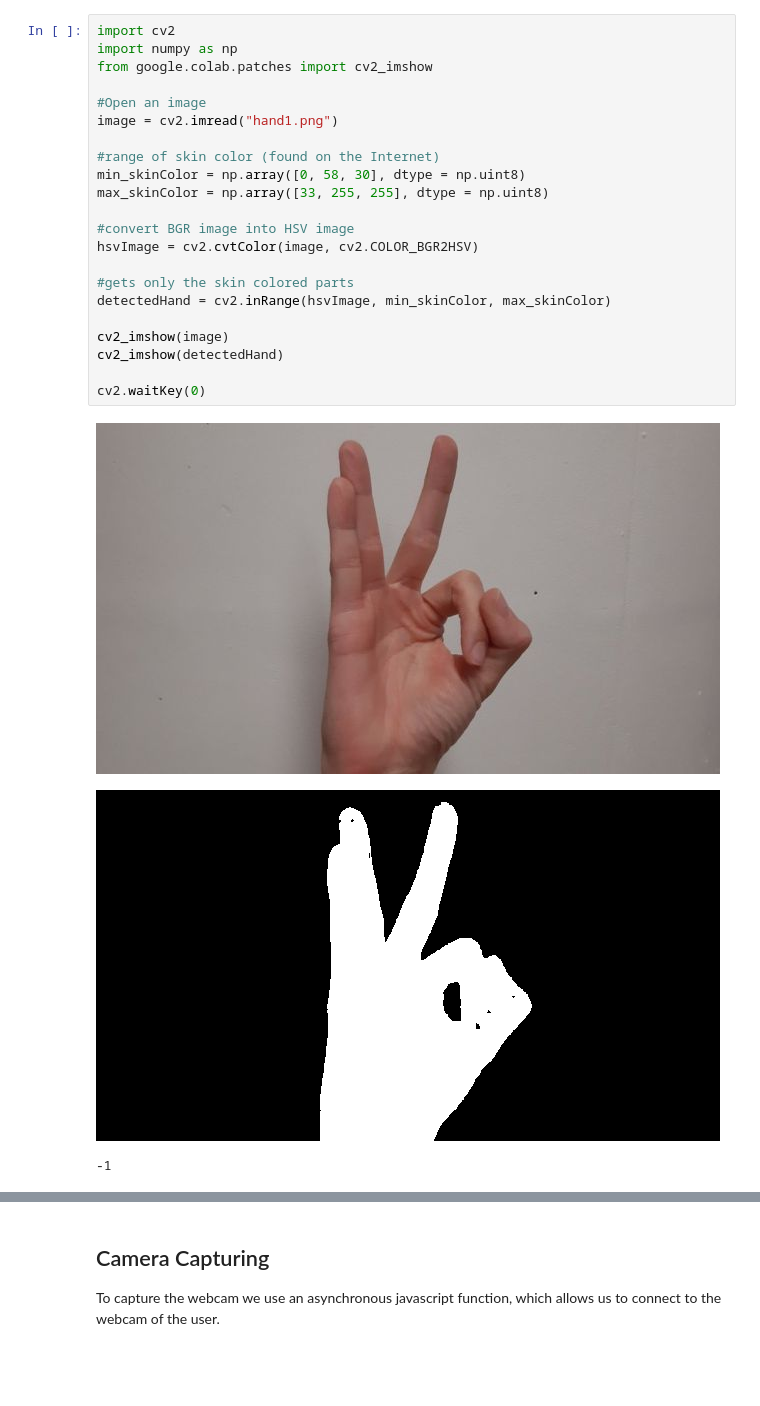
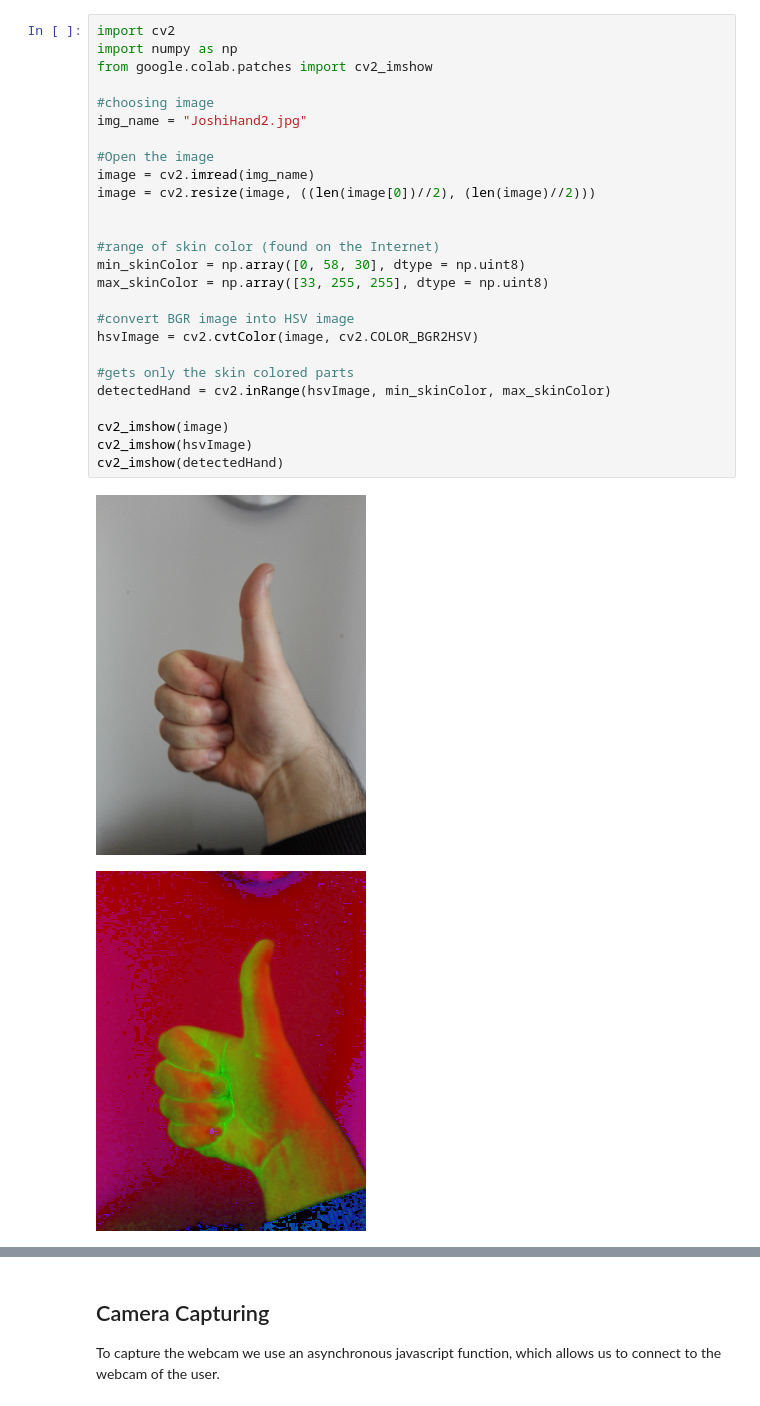
Before and after one commit to uol-mediaprocessing-201920/group-projects-hand-gesture, a Jupyter notebook: main_Hand_Gestures.ipynb, the cells around one changed output, grey strips where cells are left out. Drawn from its saved outputs; the diff is of its cells as text; blank space fills up the shorter version.

```diff
--- a/main_Hand_Gestures.ipynb
+++ b/main_Hand_Gestures.ipynb
@@ -57,26 +110,29 @@ Saving hand1.png to hand1.png
 # %%
 import cv2
 import numpy as np
 from google.colab.patches import cv2_imshow
 
-#Open an image
-image = cv2.imread("hand1.png")
+#choosing image
+img_name = "JoshiHand2.jpg"
+
+#Open the image
+image = cv2.imread(img_name)
+image = cv2.resize(image, ((len(image[0])//2), (len(image)//2)))
+
 
 #range of skin color (found on the Internet)
 min_skinColor = np.array([0, 58, 30], dtype = np.uint8)
 max_skinColor = np.array([33, 255, 255], dtype = np.uint8)
 
 #convert BGR image into HSV image
 hsvImage = cv2.cvtColor(image, cv2.COLOR_BGR2HSV)
 
 #gets only the skin colored parts
 detectedHand = cv2.inRange(hsvImage, min_skinColor, max_skinColor)
 
 cv2_imshow(image)
+cv2_imshow(hsvImage)
 cv2_imshow(detectedHand)
-
-cv2.waitKey(0)
 # %% [output]
-[figure, old version]
+[figure, new version]
-[figure, old version]
+[figure, new version]
--1
```
Also changed, not shown: parts of 11 cells of this notebook.
